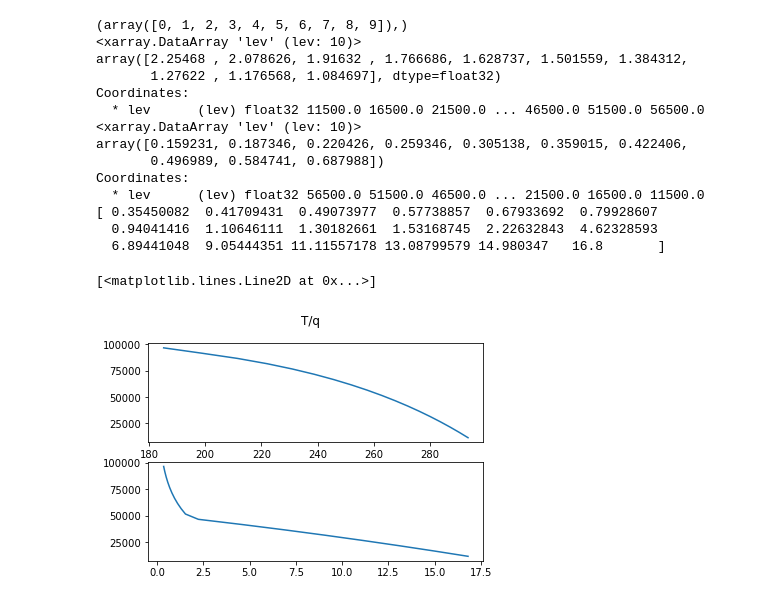
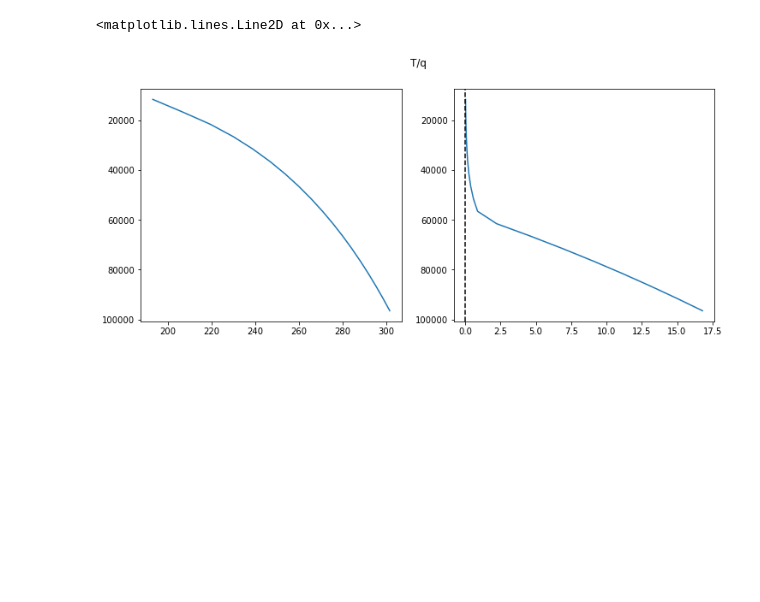
Before and after one commit to swrneale/python-scripts, a Jupyter notebook: PBL/scam_forcings.ipynb, the cells around one changed output. Drawn from its saved outputs; the diff is of its cells as text; code cells hidden in the pictures; blank space fills up the shorter version.

```diff
--- a/PBL/scam_forcings.ipynb
+++ b/PBL/scam_forcings.ipynb
@@ -181,66 +207,46 @@ for ip in range(ipbl_min-1,-1,-1):
 #    print("LEV --> ",ip,plevs[ip].data)
 
     # Temp profile
     t_ip = the[ip-1]*(plevs[ip-1]/p0)**r_cp # Temp at the level below
     rho = plevs[ip]/(r_gas*t_ip)  # Density at lev-=ip
     dz = dp_levs[ip]/(rho*grav)
     the[ip] = the[ip+1]+dthedp_ft*dz
 
 #    print("T ->",t_ip.data,rho.data,dz.data,the[ip])
 
     # q profile
 
     q_plevs[ip] = q_plevs[ip+1]+dqdp_ft*dz
 
 #    print("q ->",q_plevs[ip],dz.data,dqdp_ft*dz.data)
 #    print("")
 
 ## Set temp
-temp_plevs = the*(plevs/p0)**r_cp
+temp_plevs = 8+the*(plevs/p0)**r_cp
 
-## Don't let q go below a minimum, or tail the value expoentially
+## Don't let q go below a minimum (linear gradient will do that), or tail the value expoentially
 #q_plevs[np.where(q_plevs <= 0)] = 0.1
-##
+
+## Exponential tailing
+
 ip0 = np.where(q_plevs <= 0)
 ip0m = np.max(ip0)+1
-#ip0 = np.append(ip0,ip0m)
-
-print(ip0)
-
-ew = np.exp((plevs[ip0m]-plevs[ip0])/plevs[ip0m]) # Exponetial weights
-print(ew)
-ew = (ew[::-1]/np.exp([1]))**2
-
-print(ew)
-#print(q_plevs[ip0m])
+ew = np.exp((plevs[ip0m]-plevs[ip0])/plevs[ip0m]) # Exponential weights
+ew = ew[::-1] # flip weights due to order of
+ew = (ew/np.exp([1]))**5 # Normaliz to 1 and **2 for stronger tailing at lower pressure
 q_plevs[ip0] = q_plevs[ip0m]*ew
-
-
-### Set height invarient quantities ##
-print(q_plevs)
 
 ## Quick plots ##
 
-fig1,axs = mp.subplots(2)
+fig1,axs = mp.subplots(nrows=1, ncols=2,figsize=(12, 5))
 fig1.suptitle('T/q')
-axs[0].plot(temp_plevs, plevs[::-1])
-axs[1].plot(q_plevs, plevs[::-1])
+axs[0].invert_yaxis()
+axs[1].invert_yaxis()
+axs[0].plot(temp_plevs.transpose(), plevs)
+axs[1].plot(q_plevs.transpose(), plevs)
+axs[1].axvline(0, color='black',linestyle="--")
 
 #z_plevs = (r_gas/grav)*np.mean(temp_plevs)*np.log(ps/plevs)
 # %% [output]
-(array([0, 1, 2, 3, 4, 5, 6, 7, 8, 9]),)
-<xarray.DataArray 'lev' (lev: 10)>
-array([2.25468 , 2.078626, 1.91632 , 1.766686, 1.628737, 1.501559, 1.384312,
-       1.27622 , 1.176568, 1.084697], dtype=float32)
-Coordinates:
-  * lev      (lev) float32 11500.0 16500.0 21500.0 ... 46500.0 51500.0 56500.0
-<xarray.DataArray 'lev' (lev: 10)>
-array([0.159231, 0.187346, 0.220426, 0.259346, 0.305138, 0.359015, 0.422406,
-       0.496989, 0.584741, 0.687988])
-Coordinates:
-  * lev      (lev) float32 56500.0 51500.0 46500.0 ... 21500.0 16500.0 11500.0
-[ 0.35450082  0.41709431  0.49073977  0.57738857  0.67933692  0.79928607
-  0.94041416  1.10646111  1.30182661  1.53168745  2.22632843  4.62328593
-  6.89441048  9.05444351 11.11557178 13.08799579 14.980347   16.8       ]
+<matplotlib.lines.Line2D at 0x...>
-[<matplotlib.lines.Line2D at 0x...>]
-[figure, old version]
+[figure, new version]
```
Also changed, not shown: parts of 4 cells of this notebook, 13 other files.
